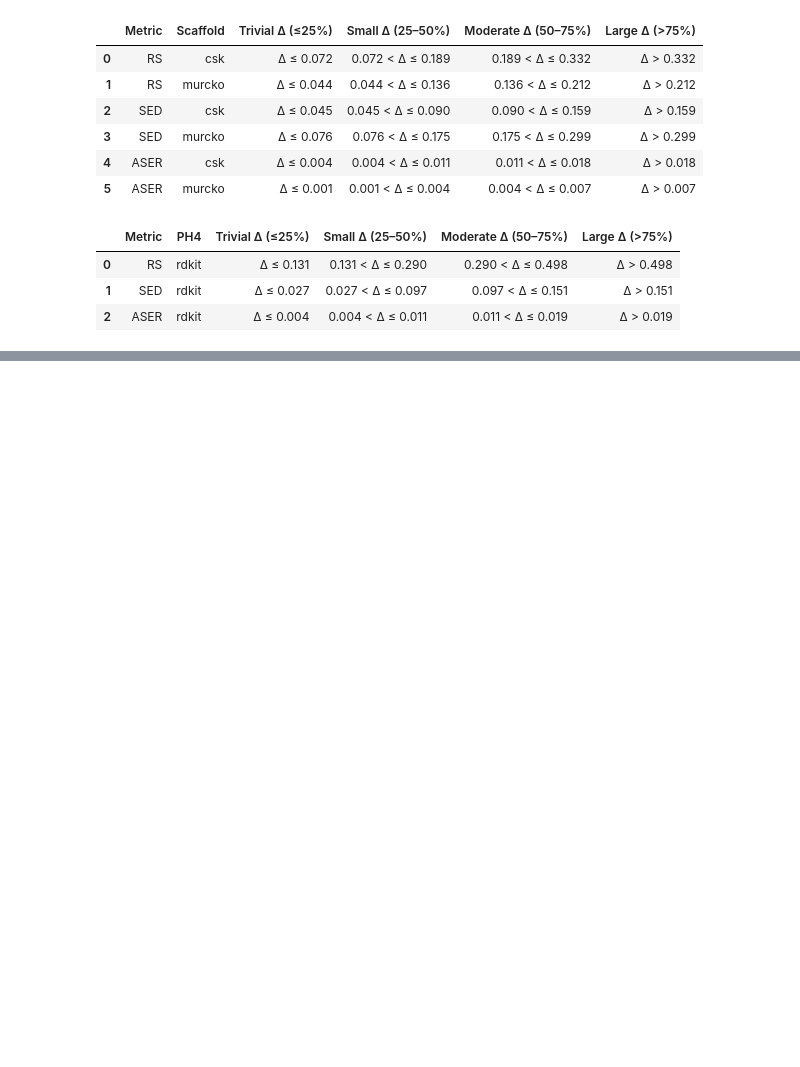
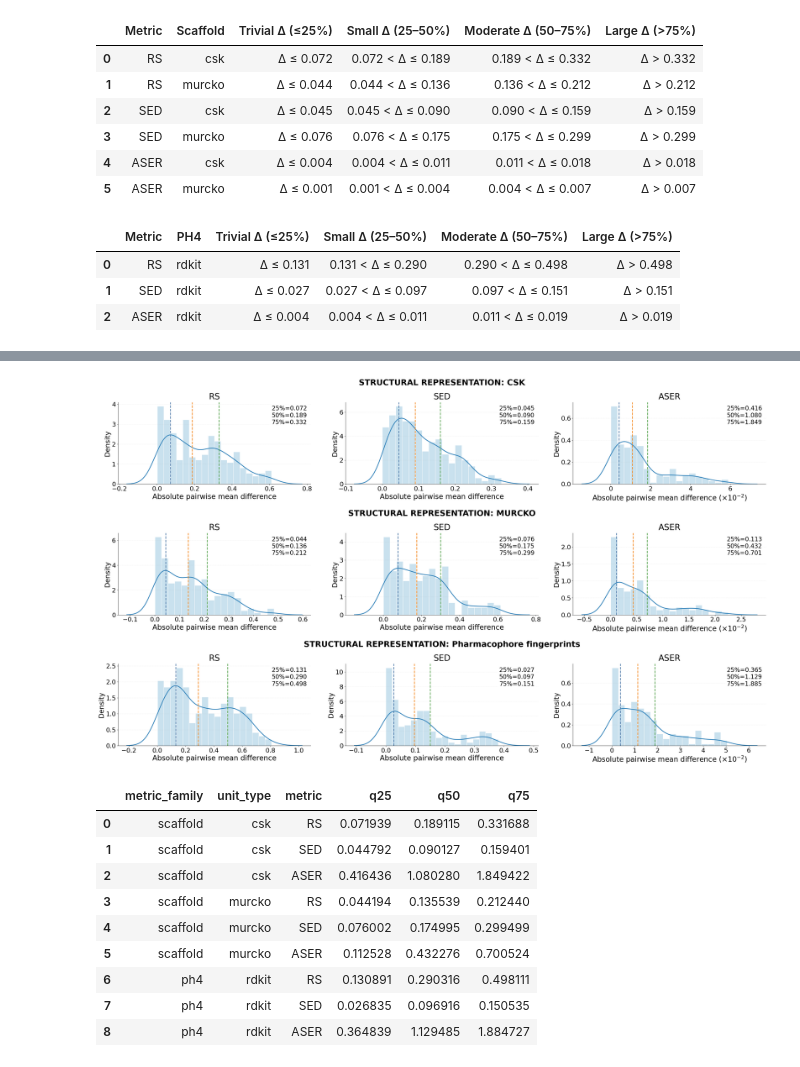
Before and after one commit to filvaleriia/generative_models_for_de_novo_molecular_design, a Jupyter notebook: bootstrap_threshold_analysis.ipynb, the cells around one changed output, grey strips where cells are left out. Drawn from its saved outputs; the diff is of its cells as text; code cells hidden in the pictures; blank space fills up the shorter version.

```diff
--- a/bootstrap_threshold_analysis.ipynb
+++ b/bootstrap_threshold_analysis.ipynb
@@ -141,0 +185,20 @@ display(pd.read_csv('/home/filv/phd_projects/iga_2023/git_reccal/new/diseration_
+# %%
+BOOTSTRAP_ROOT = bta.bootstrap_root_dir(DATA_FOLDER)
+
+df_empirical_effect_size_summary = bta.plot_empirical_effect_size_distributions_pooled(
+    output_dir=BOOTSTRAP_ROOT,
+    data_folder=DATA_FOLDER,
+)
+df_empirical_effect_size_summary
+# %% [output]
+[figure, added]
+|  | metric_family | unit_type | metric | q25 | q50 | q75 |
+| 0 | scaffold | csk | RS | 0.071939 | 0.189115 | 0.331688 |
+| 1 | scaffold | csk | SED | 0.044792 | 0.090127 | 0.159401 |
+| 2 | scaffold | csk | ASER | 0.416436 | 1.080280 | 1.849422 |
+| 3 | scaffold | murcko | RS | 0.044194 | 0.135539 | 0.212440 |
+| 4 | scaffold | murcko | SED | 0.076002 | 0.174995 | 0.299499 |
+| 5 | scaffold | murcko | ASER | 0.112528 | 0.432276 | 0.700524 |
+| 6 | ph4 | rdkit | RS | 0.130891 | 0.290316 | 0.498111 |
+| 7 | ph4 | rdkit | SED | 0.026835 | 0.096916 | 0.150535 |
+| 8 | ph4 | rdkit | ASER | 0.364839 | 1.129485 | 1.884727 |
```
Also changed, not shown: parts of 4 cells of this notebook, 5 other files.
